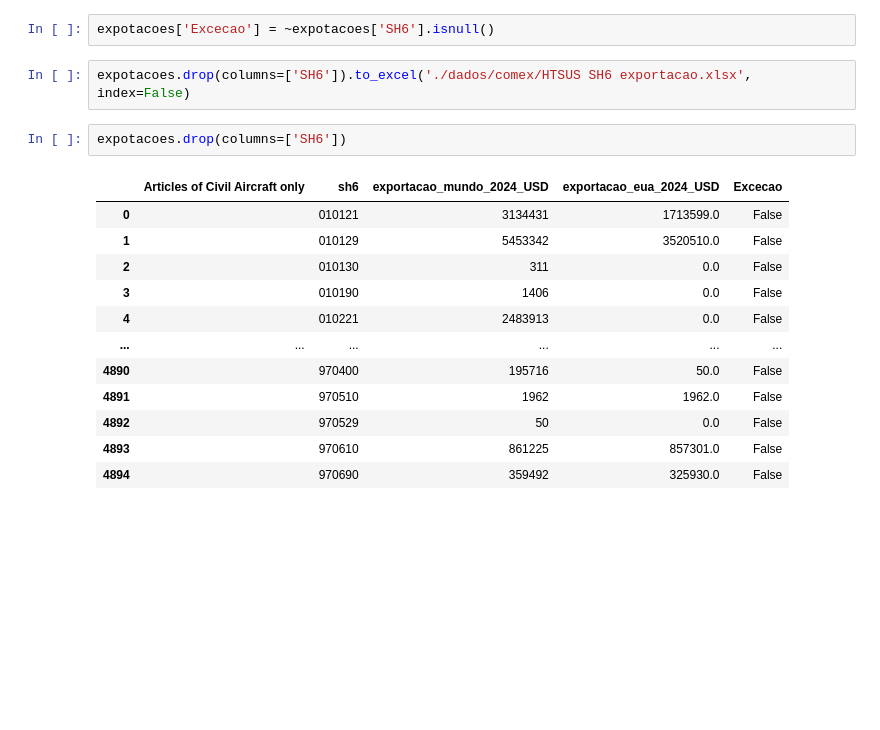
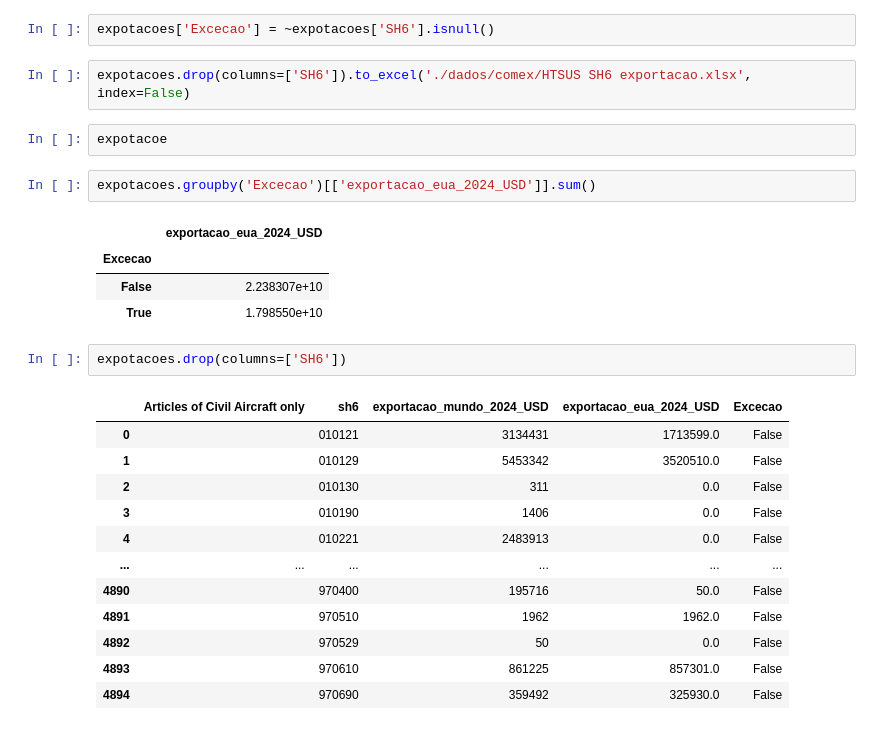
Before and after one commit to amiltonmendes/analise_insumo_produto, a Jupyter notebook: Análise Comex - BRA - EUA-excecoes.ipynb, the cells around one changed output. Cells and saved outputs as stored; diff of their text form; blank space fills up the shorter version.

```diff
--- a/Análise Comex - BRA - EUA-excecoes.ipynb
+++ b/Análise Comex - BRA - EUA-excecoes.ipynb
@@ -109,6 +109,15 @@ expotacoes['Articles of Civil Aircraft only'] = expotacoes['Articles of Civil Ai
 expotacoes['Excecao'] = ~expotacoes['SH6'].isnull()
 # %%
 expotacoes.drop(columns=['SH6']).to_excel('./dados/comex/HTSUS SH6 exportacao.xlsx', index=False)
+# %%
+expotacoe
+# %%
+expotacoes.groupby('Excecao')[['exportacao_eua_2024_USD']].sum()
+# %% [output]
+|  | exportacao_eua_2024_USD |
+| Excecao |  |
+| False | 2.238307e+10 |
+| True | 1.798550e+10 |
 # %%
 expotacoes.drop(columns=['SH6'])
 # %% [output]
```
Also changed, not shown: parts of 1 cell of this notebook, 5 other files.
